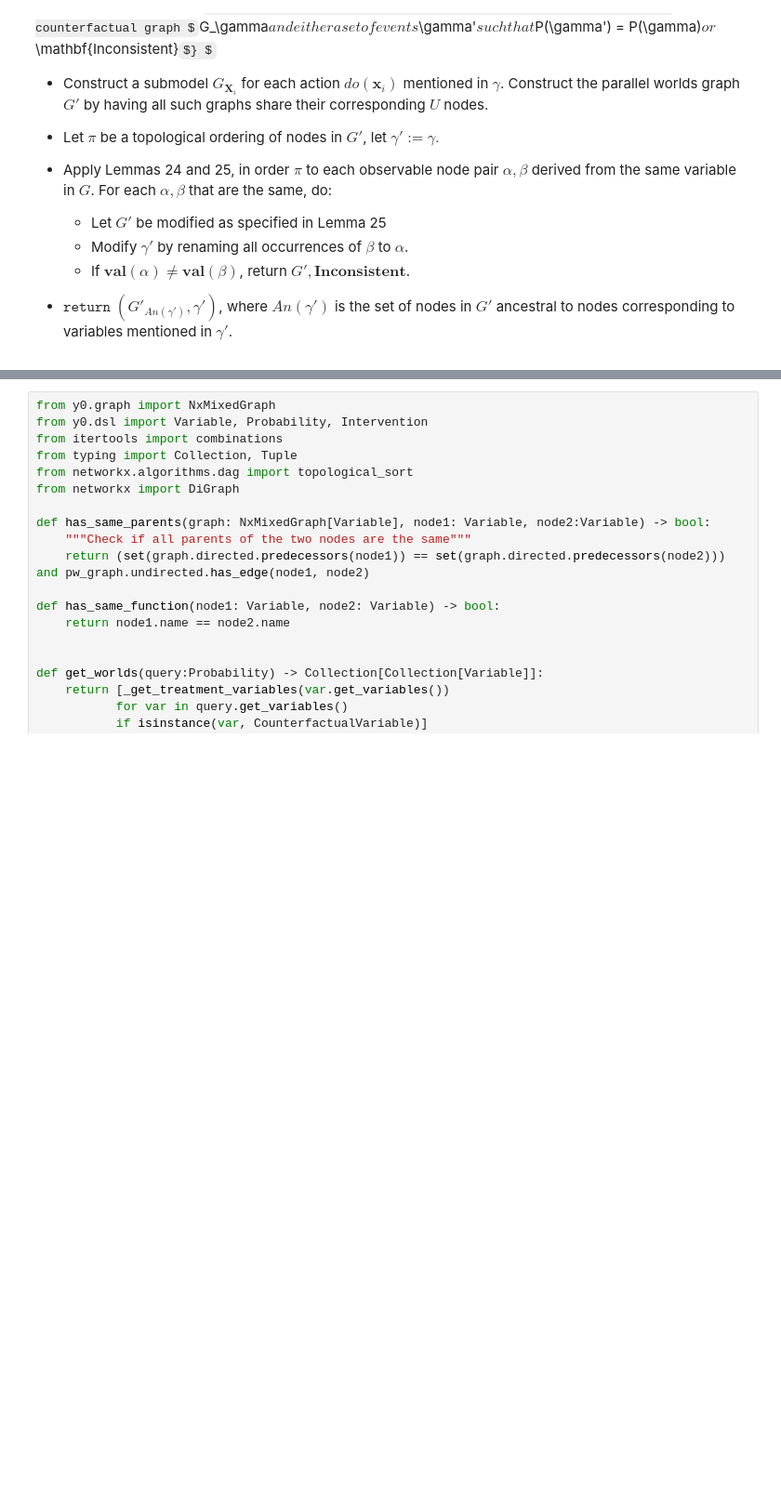
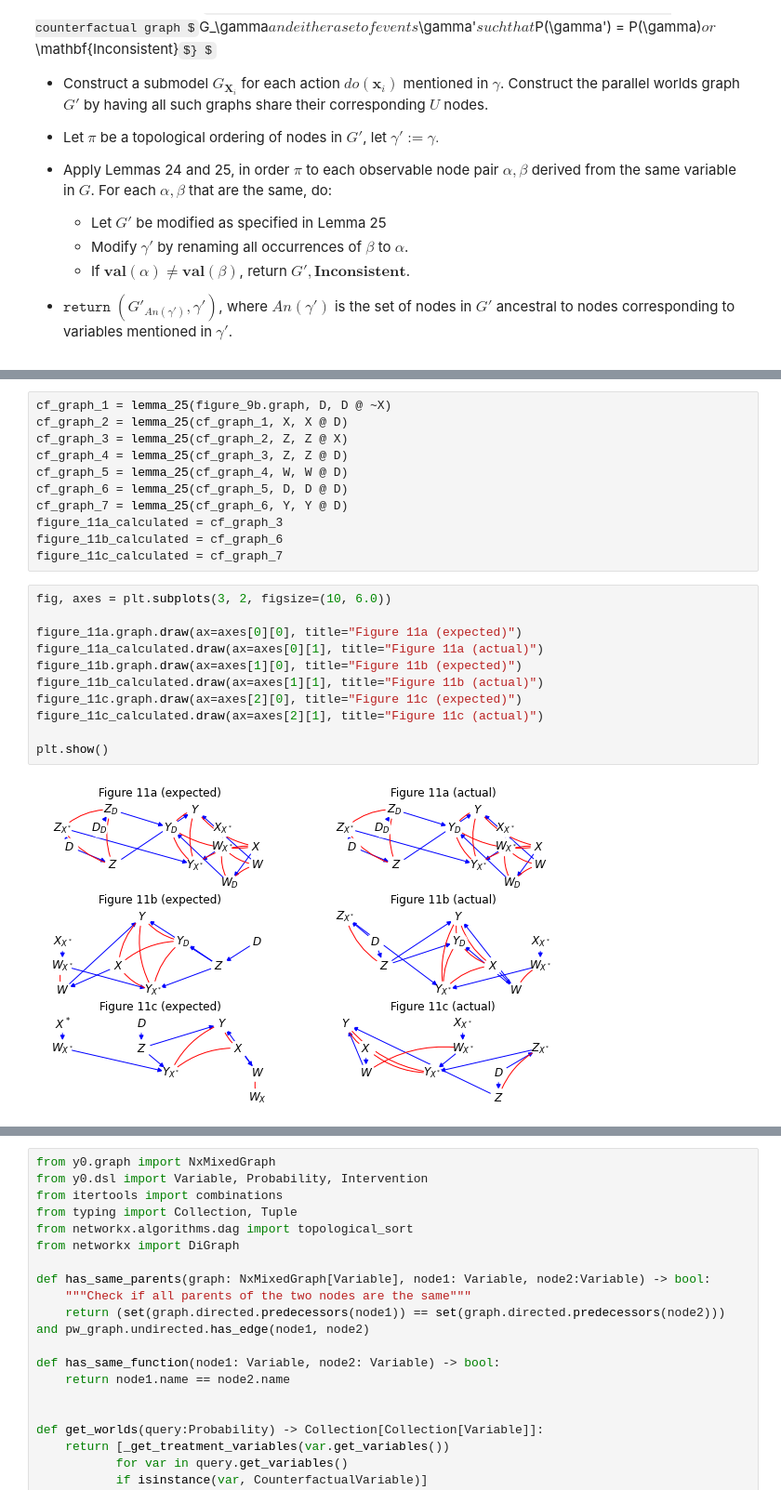
Before and after one commit to y0-causal-inference/y0, a Jupyter notebook: notebooks/CounterfactualIdentification.ipynb, the cells around one changed output, grey strips where cells are left out. Shown at 93% size. Drawn from its saved outputs; the diff is of its cells as text; some formulas as TeX source; blank space fills up the shorter version.

```diff
--- a/notebooks/CounterfactualIdentification.ipynb
+++ b/notebooks/CounterfactualIdentification.ipynb
@@ -279,0 +319,24 @@ We illustrate the operation of make-cg by showing how the graph in Fig. 9 (c) is
+# %%
+cf_graph_1 = lemma_25(figure_9b.graph, D, D @ ~X)
+cf_graph_2 = lemma_25(cf_graph_1, X, X @ D)
+cf_graph_3 = lemma_25(cf_graph_2, Z, Z @ X)
+cf_graph_4 = lemma_25(cf_graph_3, Z, Z @ D)
+cf_graph_5 = lemma_25(cf_graph_4, W, W @ D)
+cf_graph_6 = lemma_25(cf_graph_5, D, D @ D)
+cf_graph_7 = lemma_25(cf_graph_6, Y, Y @ D)
+figure_11a_calculated = cf_graph_3
+figure_11b_calculated = cf_graph_6
+figure_11c_calculated = cf_graph_7
+# %%
+fig, axes = plt.subplots(3, 2, figsize=(10, 6.0))
+
+figure_11a.graph.draw(ax=axes[0][0], title="Figure 11a (expected)")
+figure_11a_calculated.draw(ax=axes[0][1], title="Figure 11a (actual)")
+figure_11b.graph.draw(ax=axes[1][0], title="Figure 11b (expected)")
+figure_11b_calculated.draw(ax=axes[1][1], title="Figure 11b (actual)")
+figure_11c.graph.draw(ax=axes[2][0], title="Figure 11c (expected)")
+figure_11c_calculated.draw(ax=axes[2][1], title="Figure 11c (actual)")
+
+plt.show()
+# %% [output]
+[figure, added]
```
Also changed, not shown: parts of 11 cells of this notebook, 1 other file.
